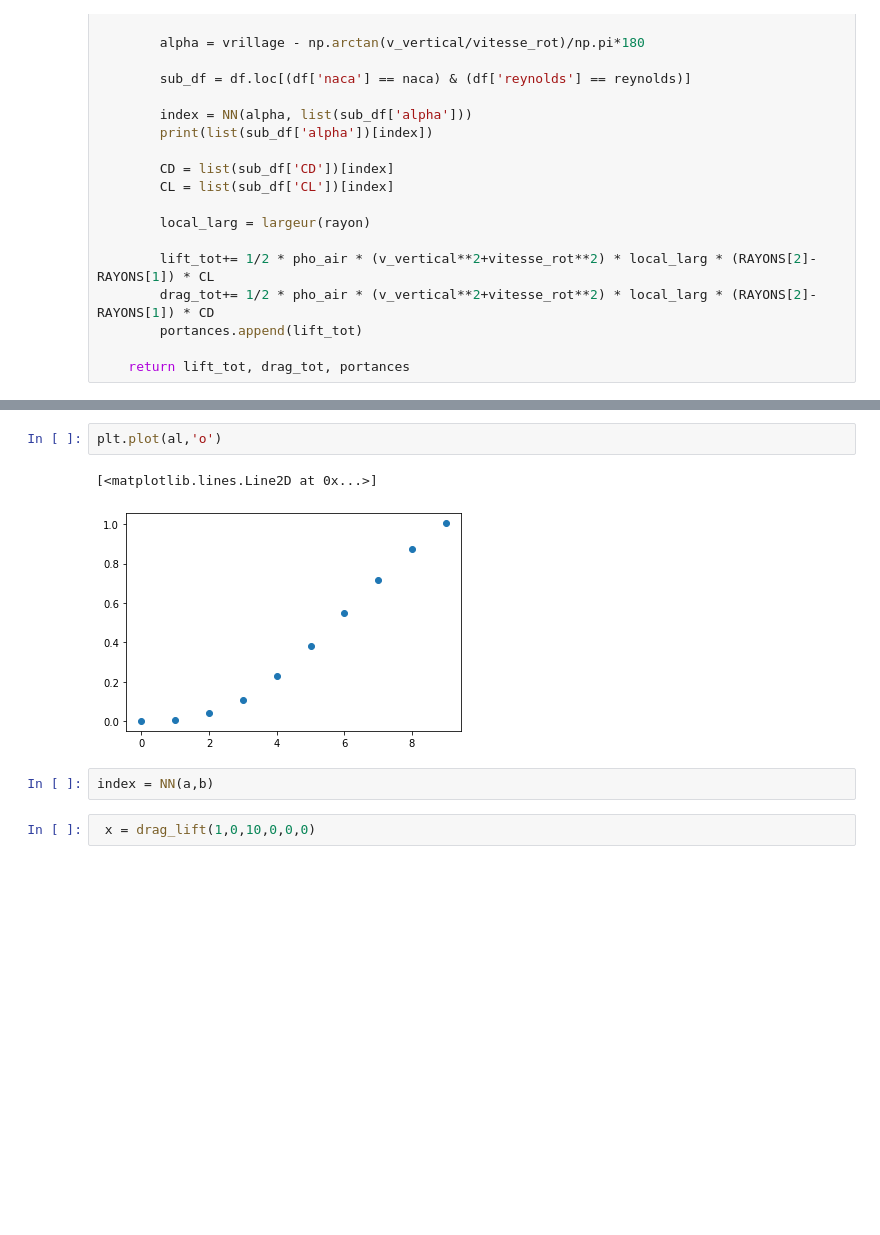
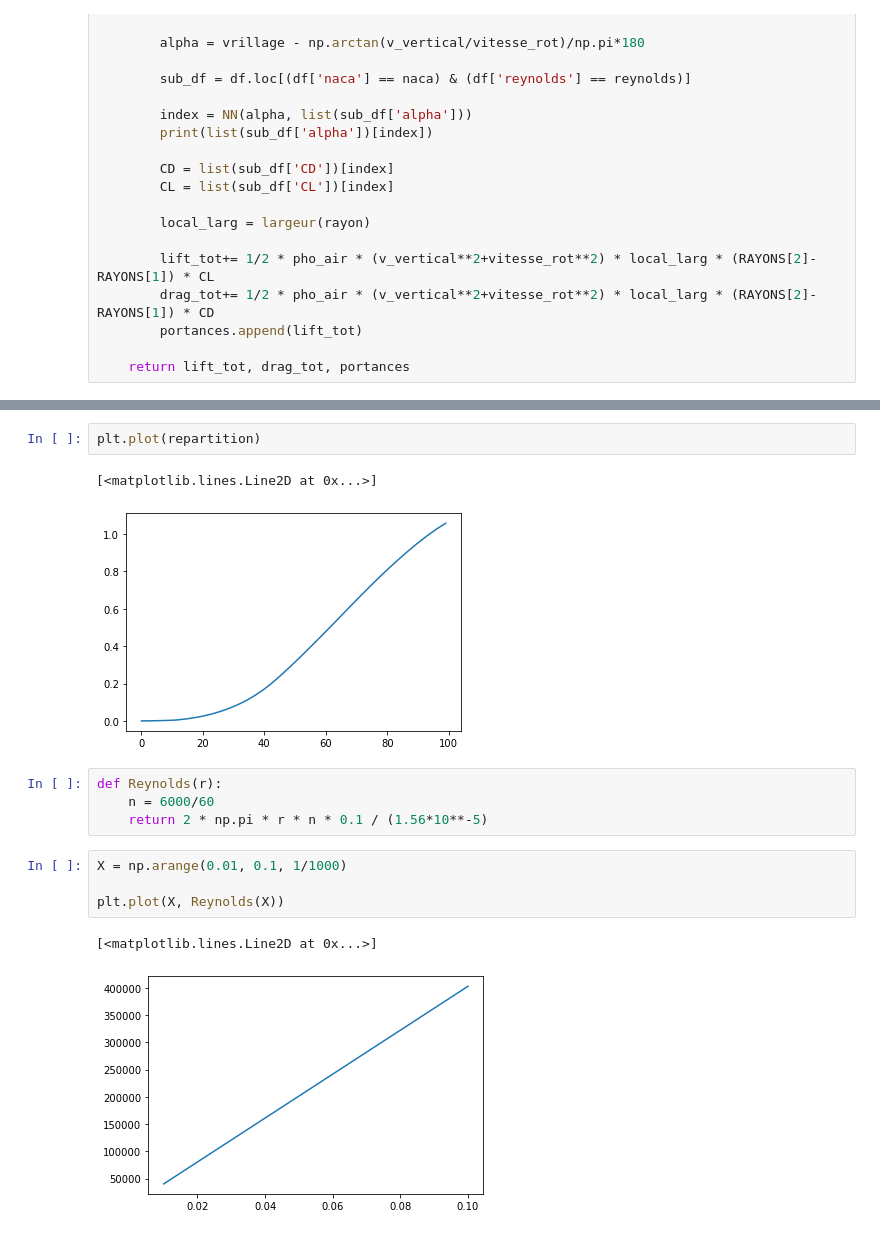
Before and after one commit to eliesls/Mecaero_Groupe3, a Jupyter notebook: Etude_stat.ipynb, the cells around one changed output, grey strips where cells are left out. Saved outputs shown, nothing was run; the diff lists cells and outputs as text; blank space fills up the shorter version.

```diff
--- a/Etude_stat.ipynb
+++ b/Etude_stat.ipynb
@@ -199,9 +207,16 @@ L*8
 # %%
-plt.plot(al,'o')
+plt.plot(repartition)
 # %% [output]
 [<matplotlib.lines.Line2D at 0x...>]
-[figure, old version]
+[figure, new version]
-# %%
-index = NN(a,b)
-# %%
- x = drag_lift(1,0,10,0,0,0)
+# %%
+def Reynolds(r):
+    n = 6000/60
+    return 2 * np.pi * r * n * 0.1 / (1.56*10**-5)
+# %%
+X = np.arange(0.01, 0.1, 1/1000)
+
+plt.plot(X, Reynolds(X))
+# %% [output]
+[<matplotlib.lines.Line2D at 0x...>]
+[figure, added]
```
Also changed, not shown: parts of 15 cells of this notebook, 6 other files.
